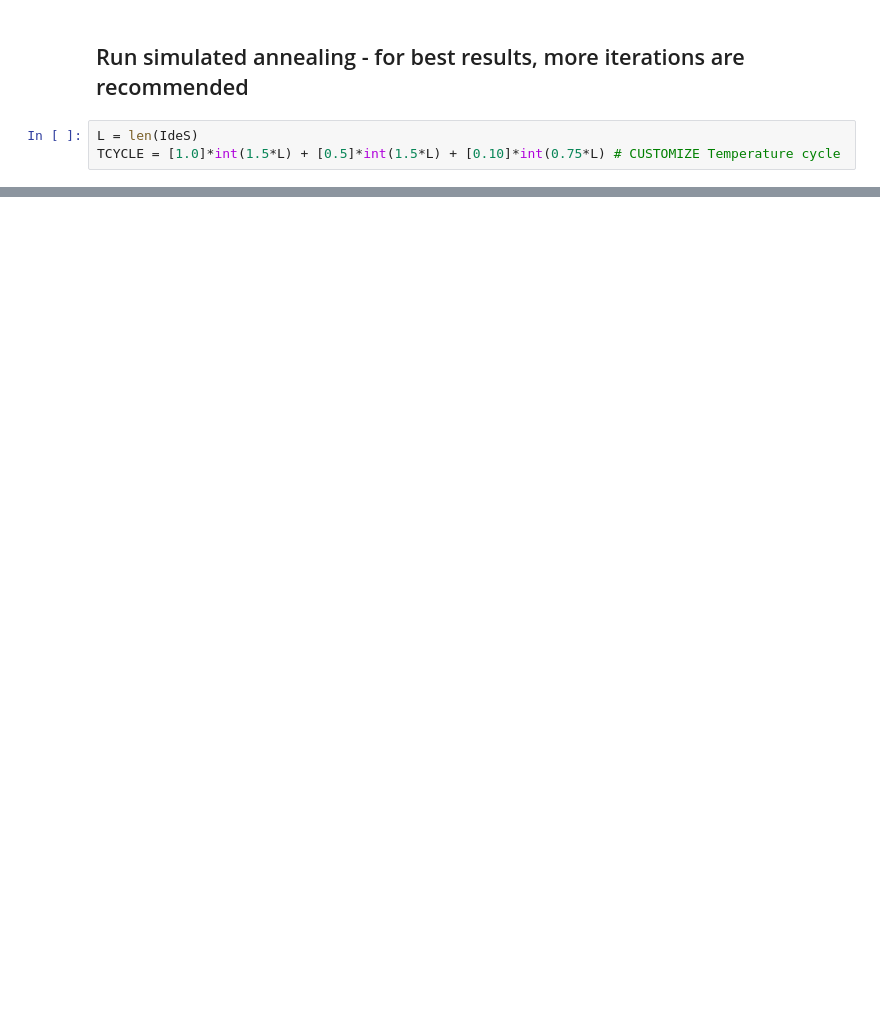
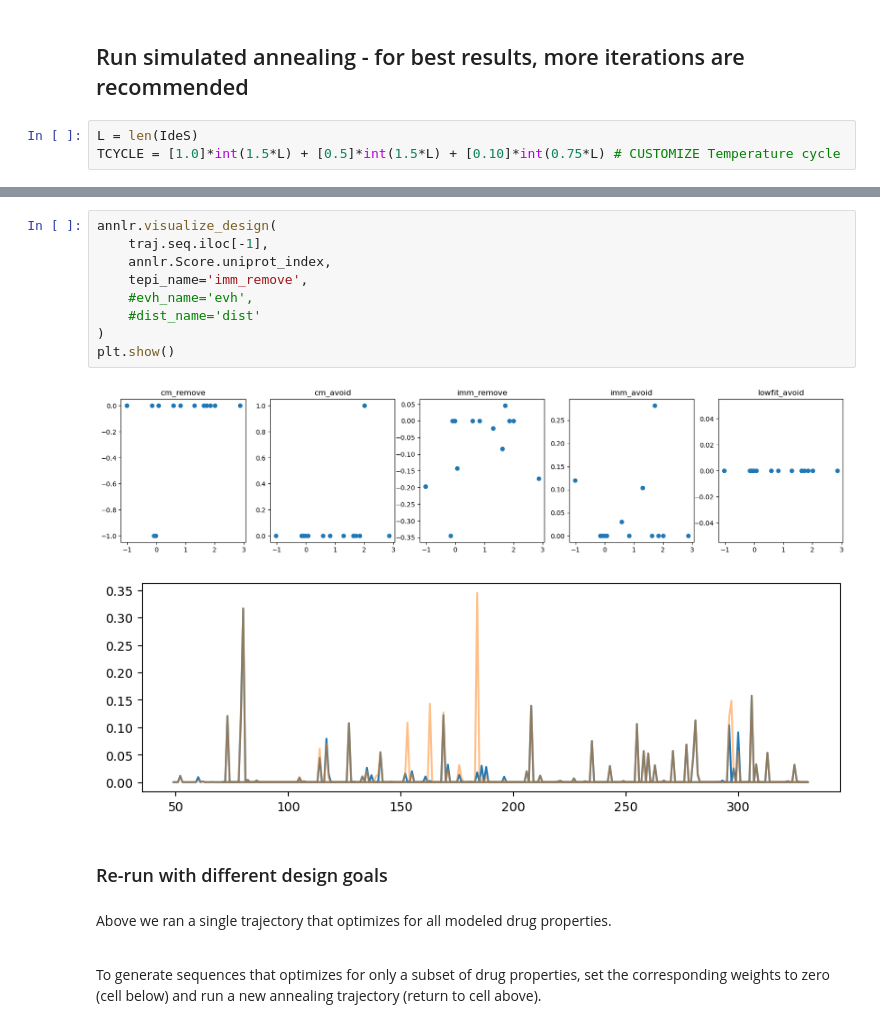
Before and after one commit to SeismicTx/AI-protein-design, a Jupyter notebook: MultiAnnealing/notebooks/IdeS_simulated_annealing.ipynb, the cells around one changed output, grey strips where cells are left out. Drawn from its saved outputs; the diff is of its cells as text; blank space fills up the shorter version.

```diff
--- a/MultiAnnealing/notebooks/IdeS_simulated_annealing.ipynb
+++ b/MultiAnnealing/notebooks/IdeS_simulated_annealing.ipynb
@@ -385,0 +479,18 @@ annlr.traj_df
+# %%
+annlr.visualize_design(
+    traj.seq.iloc[-1],
+    annlr.Score.uniprot_index,
+    tepi_name='imm_remove',
+    #evh_name='evh',
+    #dist_name='dist'
+)
+plt.show()
+# %% [output]
+[figure, added]
+[figure, added]
+# %% [markdown]
+### Re-run with different design goals
+# %% [markdown]
+Above we ran a single trajectory that optimizes for all modeled drug properties. <br><br>
+
+To generate sequences that optimizes for only a subset of drug properties, set the corresponding weights to zero (cell below) and run a new annealing trajectory (return to cell above).
```
Also changed, not shown: parts of 29 cells of this notebook, 2 other files.
